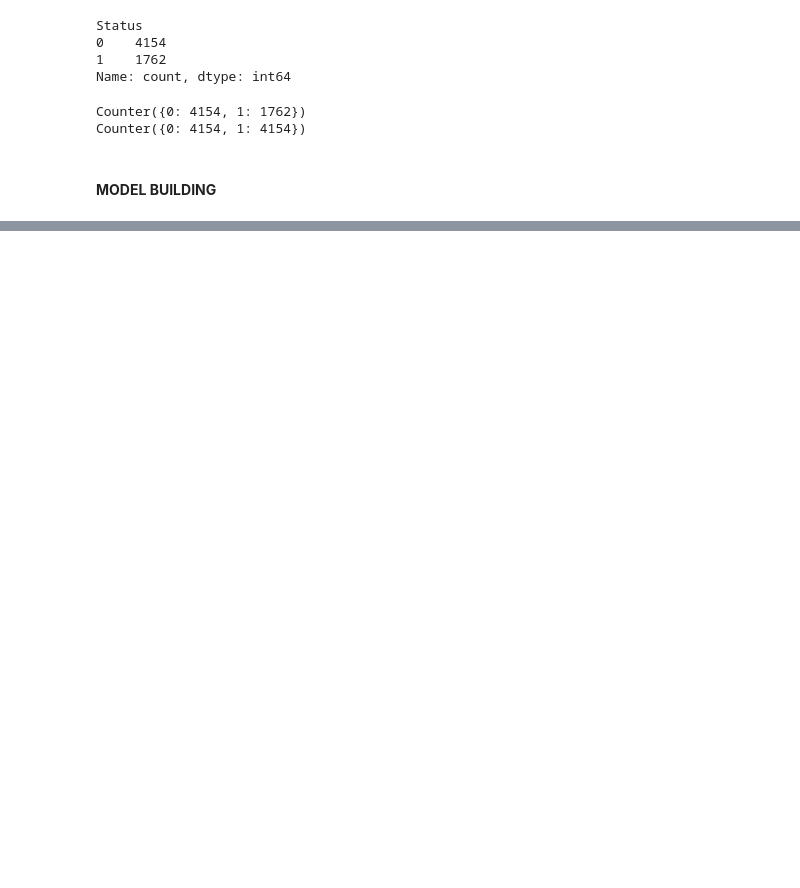
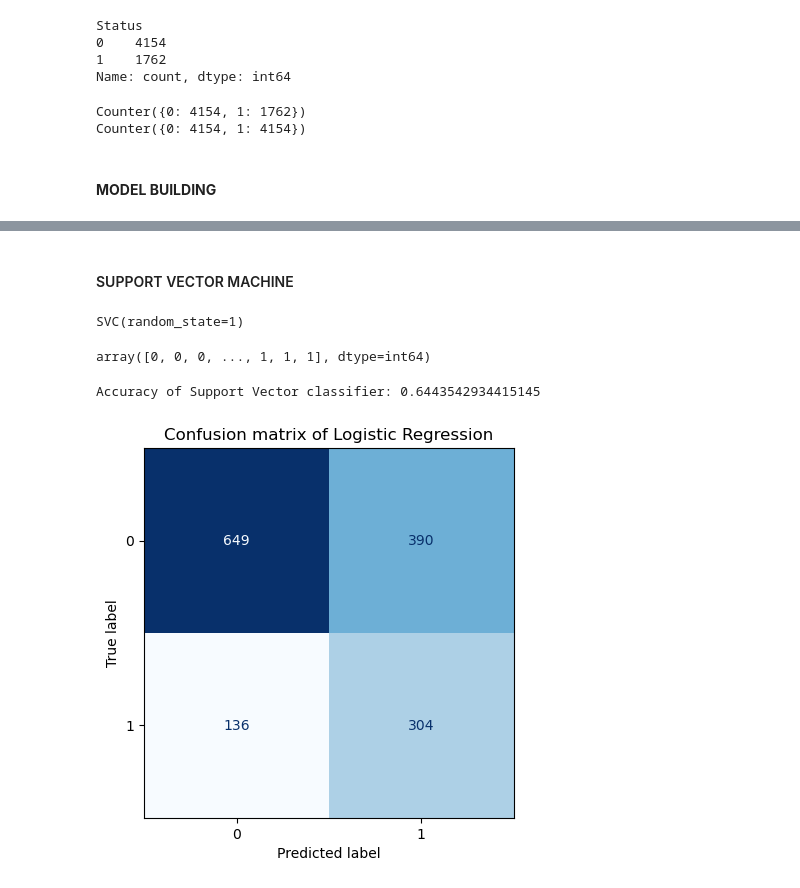
Before and after one commit to shanusaras/Lead_quality_categorization_for_enhanced_sales, a Jupyter notebook: sales effectiveness.ipynb, the cells around one changed output, grey strips where cells are left out. Cells and saved outputs as stored; diff of their text form; code cells hidden in the pictures; blank space fills up the shorter version.

```diff
--- a/sales effectiveness.ipynb
+++ b/sales effectiveness.ipynb
@@ -1045,0 +1174,25 @@ Counter({0: 4154, 1: 4154})
+# %%
+# importing the required libraries
+from sklearn.model_selection import GridSearchCV
+
+# initializing the model
+log_reg= LogisticRegression()
+
+# defining the parameter grid
+param_grid= {'penalty': ['l1', 'l2', 'elasticnet', 'none'],
+             'C': [0.001, 0.01, 0.1, 1, 10, 100],
+             'max_iter': [50, 100, 200],
+             'l1_ratio': [0.1, 0.5, 0.7, 1]}
+
+# using grid search cv for searching best hyperparameters
+grid_search= GridSearchCV(log_reg, param_grid=param_grid, cv= 5, scoring= 'accuracy')
+
+# fitting the model
+grid_search.fit(X_train_scaled_sm, y_train_sm)
+
+# Setting the model to the best combination of parameters
+tuned_log_model_cv= grid_search.best_estimator_
+
+# Summarizing the result
+print('Best Score: ', grid_search.best_score_)
+print('Best hyperparameters: ', grid_search.best_params_)
@@ -1045,0 +1202,4 @@ Counter({0: 4154, 1: 4154})
+# %%
+# Training the tuned model
+
+tuned_log_model_cv.fit(X_train_scaled_sm, y_train_sm)
@@ -1045,0 +1264,29 @@ Counter({0: 4154, 1: 4154})
+# %% [markdown]
+#### SUPPORT VECTOR MACHINE
+# %%
+from sklearn.svm import SVC                       # importing svm
+svm = SVC(random_state=1)                         # initializing the model
+svm.fit(X_train_scaled_sm,y_train_sm)             # training SVC model with data
+# %% [output]
+SVC(random_state=1)
+# %%
+# prediction
+y_pred = svm.predict(X_test_scaled)
+y_pred
+# %% [output]
+array([0, 0, 0, ..., 1, 1, 1], dtype=int64)
+# %%
+# evaluation
+a = accuracy_score(y_test,y_pred)
+print(f'Accuracy of Support Vector classifier: {a}')
+# %% [output]
+Accuracy of Support Vector classifier: 0.6443542934415145
+# %%
+# Confusion matrix
+
+from sklearn.metrics import ConfusionMatrixDisplay
+ConfusionMatrixDisplay.from_estimator(svm, X_test_scaled, y_test, colorbar= False, cmap= 'Blues')
+plt.title('Confusion matrix of Logistic Regression')
+plt.grid(False)
+# %% [output]
+[figure, added]
```
Also changed, not shown: parts of 45 cells of this notebook.
